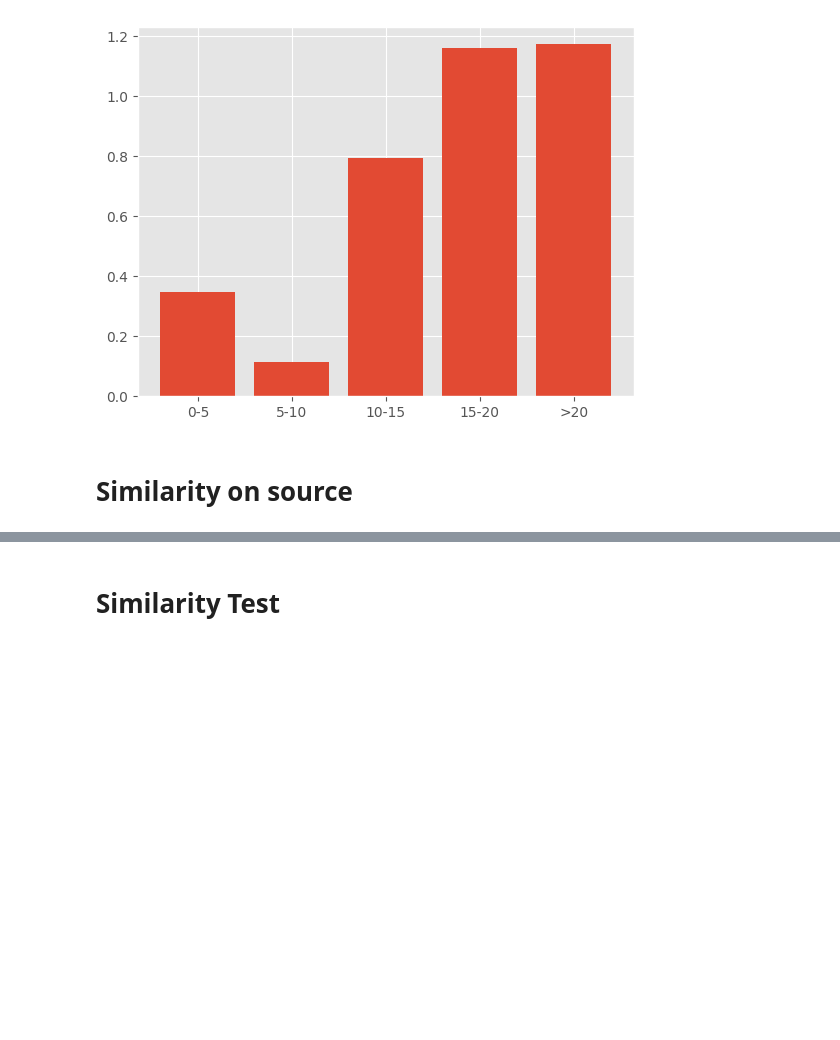
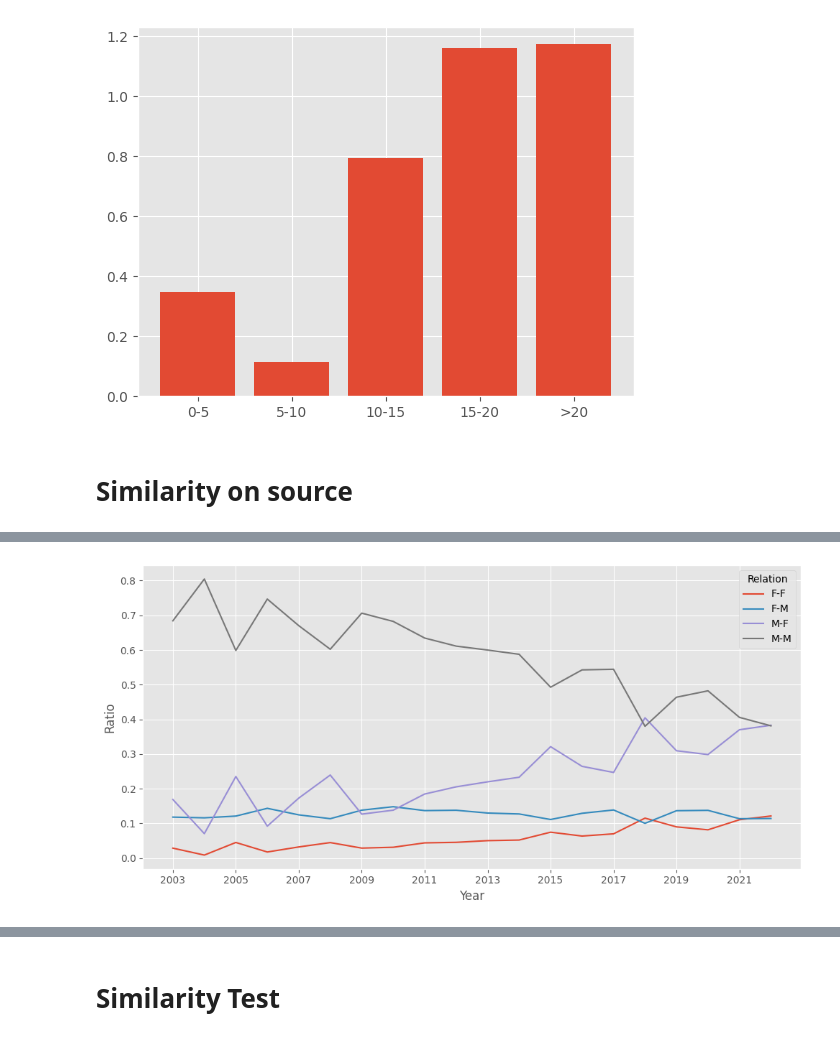
Before and after one commit to mariespedersen/Thesis_github, a Jupyter notebook: Similarity_Matching_NEW.ipynb, the cells around one changed output, grey strips where cells are left out. Cells and saved outputs as stored; diff of their text form; code cells hidden in the pictures; blank space fills up the shorter version.

```diff
--- a/Similarity_Matching_NEW.ipynb
+++ b/Similarity_Matching_NEW.ipynb
@@ -333,0 +428,12 @@ plt.show()
+# %%
+# k = 3
+df2.groupby('Year')['Control'].value_counts(normalize=True).unstack().plot(kind='line',figsize=(10,5))
+plt.xticks(range(2003,2023,2))
+plt.xlabel('Year')
+plt.ylabel('Ratio')
+legend = plt.legend()
+legend.set_title('Relation')
+
+plt.tight_layout()
+# %% [output]
+[figure, added]
```
Also changed, not shown: parts of 17 cells of this notebook, 4 other files.
